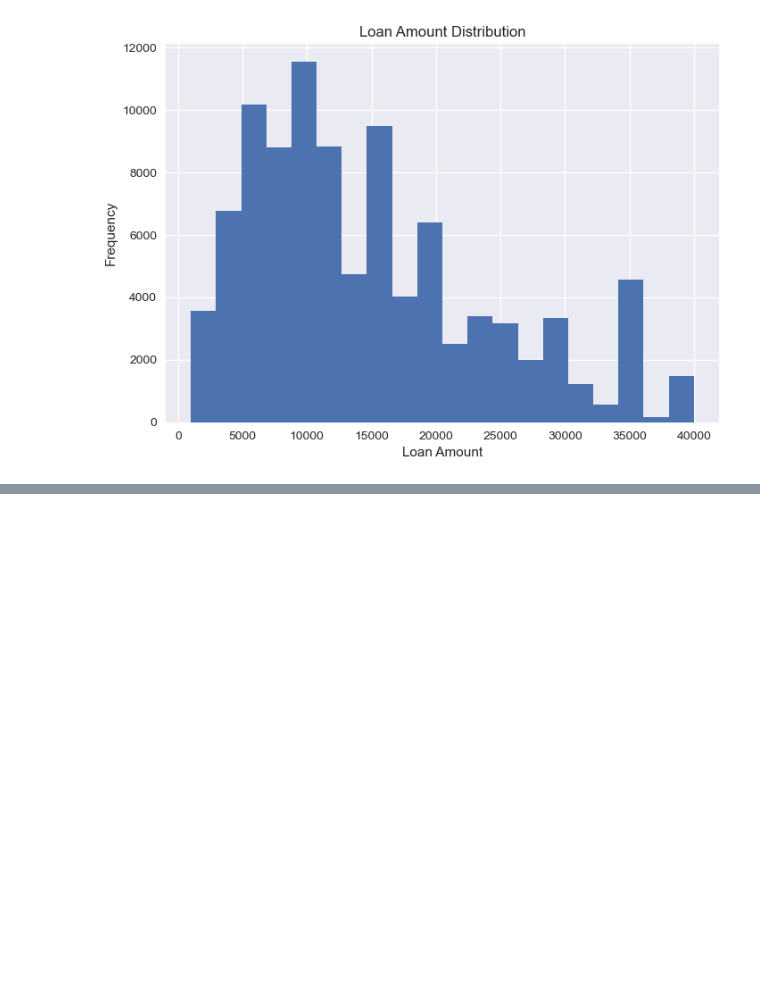
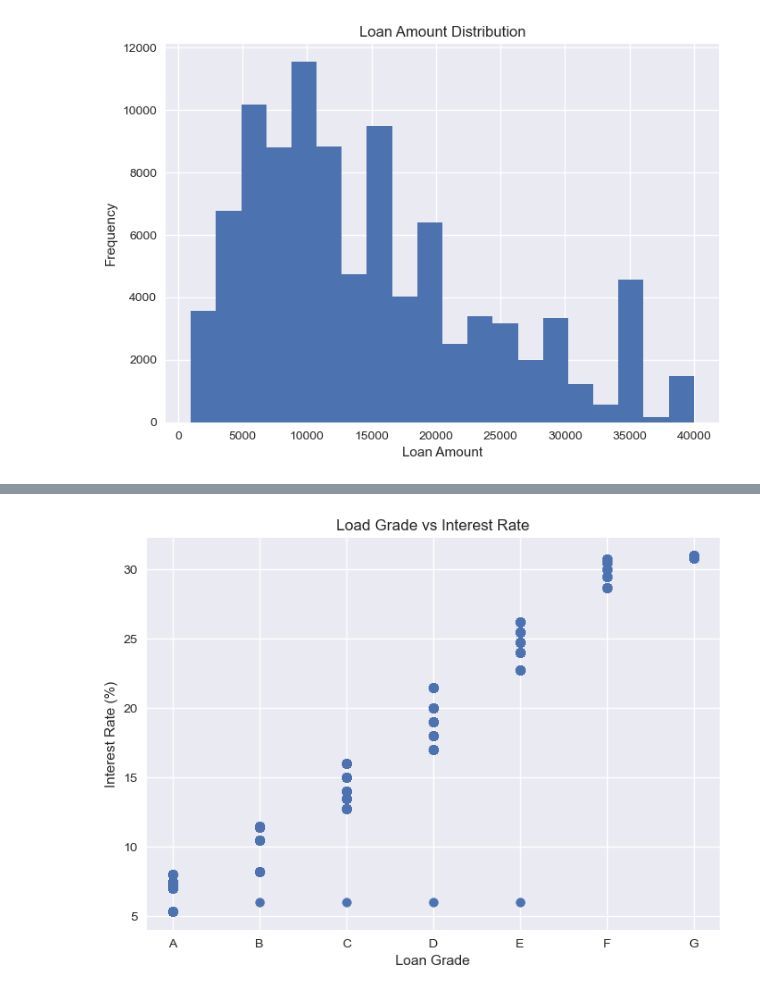
Before and after one commit to lerguan/mortgage-analysis, a Jupyter notebook: Untitled.ipynb, the cells around one changed output, grey strips where cells are left out. Cells and saved outputs as stored; diff of their text form; code cells hidden in the pictures; blank space fills up the shorter version.

```diff
--- a/Untitled.ipynb
+++ b/Untitled.ipynb
@@ -59,9 +59,9 @@ df.describe()
 | max | 40000.000000 | 40000.000000 | 40000.000000 | 1715.420000 | 6.100000e+07 | 9999.000000 | 21.000000 | ... |
 8 rows × 92 columns
 # %%
-df['int_rate_%'] = df['int_rate'].str.strip('%').astype('float64')
+df['int_rate_percent'] = df['int_rate'].str.strip('%').astype('float64')
 # %%
-df['revol_util_%'] = df['revol_util'].str.strip('%').astype('float64')
+df['revol_util_percent'] = df['revol_util'].str.strip('%').astype('float64')
 # %%
 df.emp_length.value_counts()
 # %% [output]
@@ -119,0 +120,8 @@ plt.hist(df['installment'], bins=20);
+# %%
+# plot loan grade vs interest rate. The higher grade, the lower interest rate.
+plt.xlabel('Loan Grade')
+plt.ylabel('Interest Rate (%)')
+plt.title('Load Grade vs Interest Rate')
+plt.scatter(df.sort_values('grade').grade, df.sort_values('grade').int_rate_percent);
+# %% [output]
+[figure, added]
```
Also changed, not shown: parts of 15 cells of this notebook.
